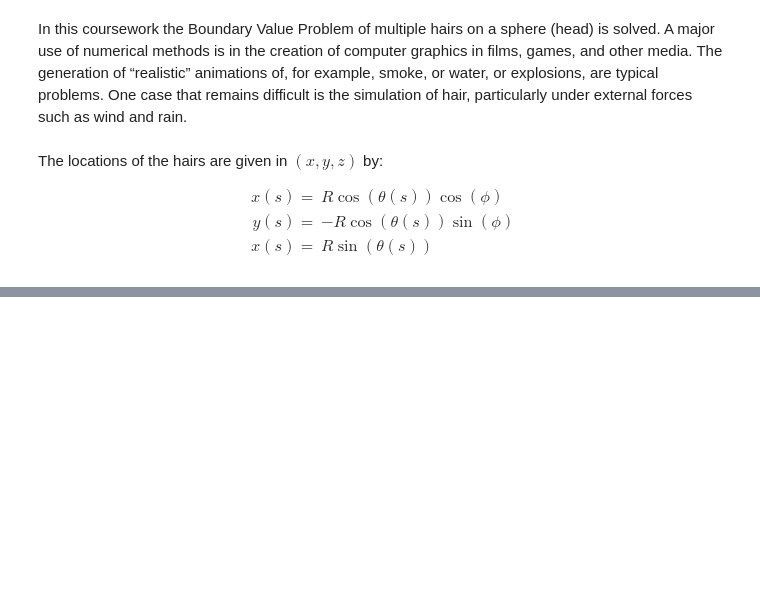
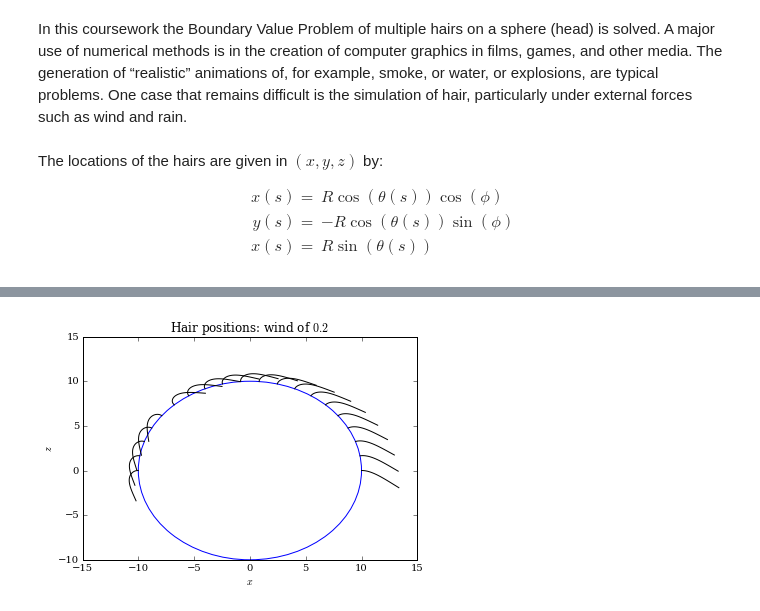
Before and after one commit to KDra/NumMethods, a Jupyter notebook: Assignments/Coursework2.ipynb, the cells around one changed output, grey strips where cells are left out. Cells and saved outputs as stored; diff of their text form; code cells hidden in the pictures; blank space fills up the shorter version.

```diff
--- a/Assignments/Coursework2.ipynb
+++ b/Assignments/Coursework2.ipynb
@@ -36,5 +66,6 @@ rcParams['figure.figsize'] = (12,6)
 # %%
-def d8ds(theta, s, phi, fx, fg=0.2):
+@jit
+def d8ds(theta, s, phi, fx, fg):
     assert type(theta) == np.ndarray,\
     "Theta should be a numpy array"
     assert theta.ndim == 1,\
@@ -110,0 +178,20 @@ len([0.0])
+# %%
+R = 10.0
+L = 4.0
+fx = 0.2
+hairs = 20
+thL = np.linspace(0, pi, hairs)
+x,y,z = hair_pos(R, L, fx, thL)
+fig = plt.figure()
+ax = fig.add_subplot(111)
+ax.set_xlim([-15, 15])
+ax.set_ylim([-10, 15])
+circ = plt.Circle((0, 0), radius=R, color='b', fill=False)
+ax.add_patch(circ)
+ax.set_xlabel(r'$x$')
+ax.set_ylabel(r'$z$')
+ax.set_title('Hair positions: wind of $0.2$')
+for i in np.arange(hairs):
+    ax.plot(x[i, :], z[i, :], 'k')
+# %% [output]
+[figure, added]
```
Also changed, not shown: parts of 15 cells of this notebook, 2 other files.
